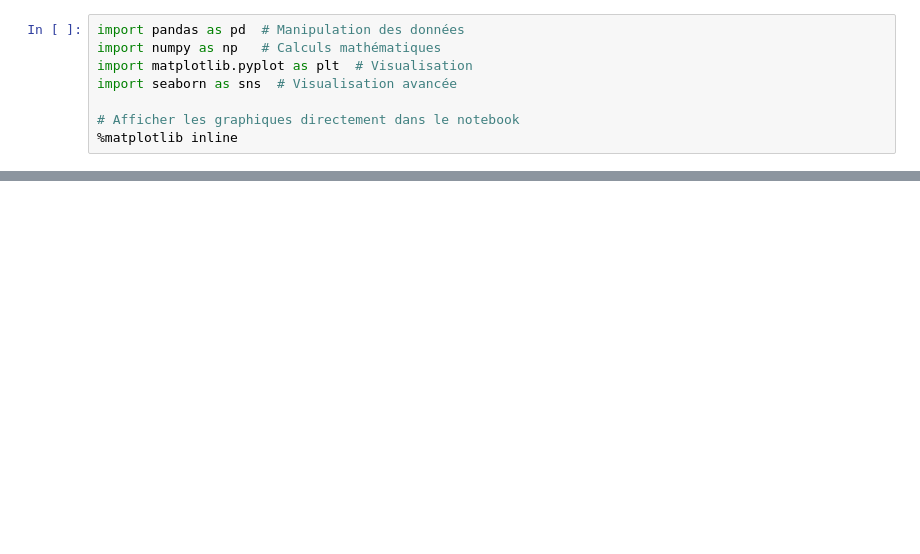
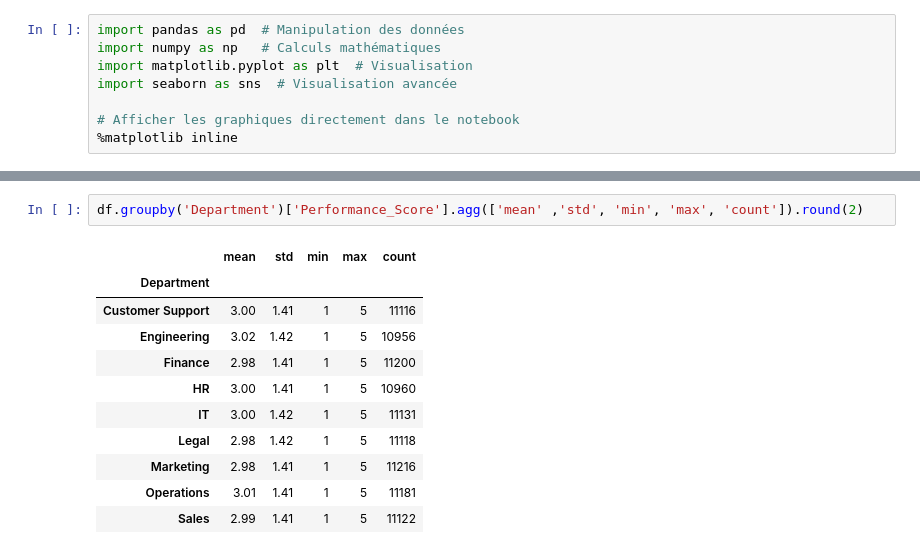
Before and after one commit to SylvainVassr/Data-Analyst-Warmup-Project, a Jupyter notebook: Projet4/Projet4.ipynb, the cells around one changed output, grey strips where cells are left out. Cells and saved outputs as stored; diff of their text form; blank space fills up the shorter version.

```diff
--- a/Projet4/Projet4.ipynb
+++ b/Projet4/Projet4.ipynb
@@ -17,3 +17,17 @@ df.head()
 | 2 | 3 | Finance | Male | 55 | Specialist | 2015-10-26 08:03:05.556036 | 8 | High School | ... |
 | 3 | 4 | Customer Support | Female | 48 | Analyst | 2016-10-22 08:03:05.556036 | 7 | Bachelor | ... |
 | 4 | 5 | Engineering | Female | 36 | Analyst | 2021-07-23 08:03:05.556036 | 3 | Bachelor | ... |
+# %%
+df.groupby('Department')['Performance_Score'].agg(['mean' ,'std', 'min', 'max', 'count']).round(2)
+# %% [output]
+|  | mean | std | min | max | count |
+| Department |  |  |  |  |  |
+| Customer Support | 3.00 | 1.41 | 1 | 5 | 11116 |
+| Engineering | 3.02 | 1.42 | 1 | 5 | 10956 |
+| Finance | 2.98 | 1.41 | 1 | 5 | 11200 |
+| HR | 3.00 | 1.41 | 1 | 5 | 10960 |
+| IT | 3.00 | 1.42 | 1 | 5 | 11131 |
+| Legal | 2.98 | 1.42 | 1 | 5 | 11118 |
+| Marketing | 2.98 | 1.41 | 1 | 5 | 11216 |
+| Operations | 3.01 | 1.41 | 1 | 5 | 11181 |
+| Sales | 2.99 | 1.41 | 1 | 5 | 11122 |
```
Also changed, not shown: parts of 2 cells of this notebook, 3 other files.
